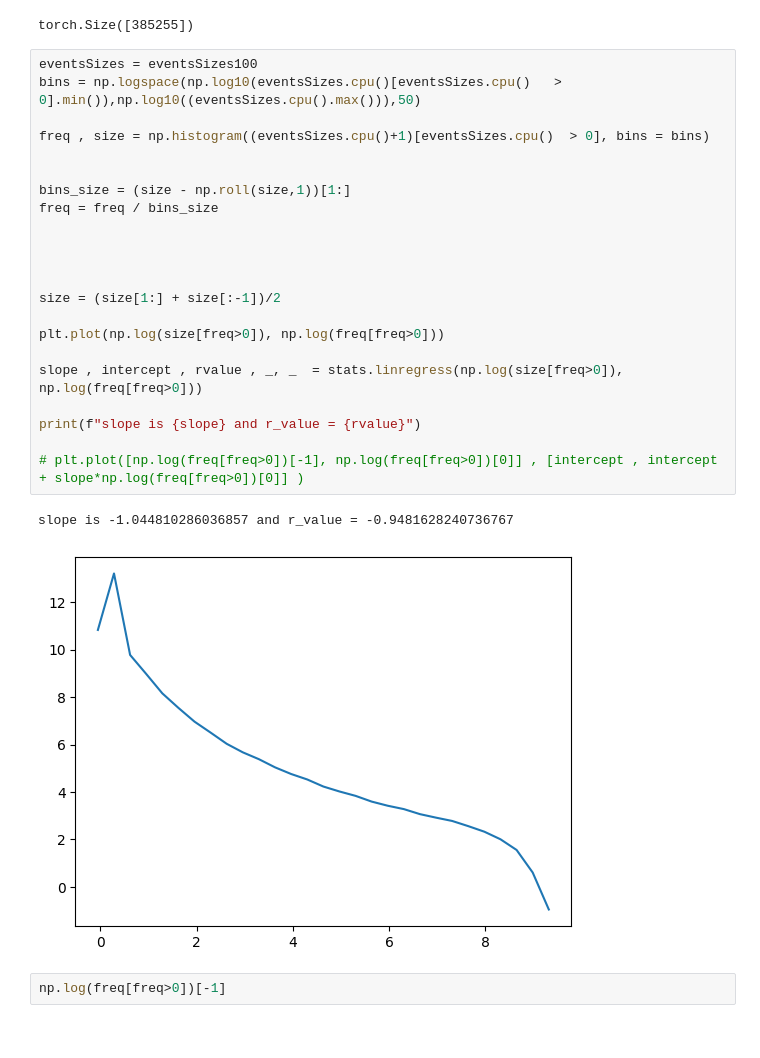
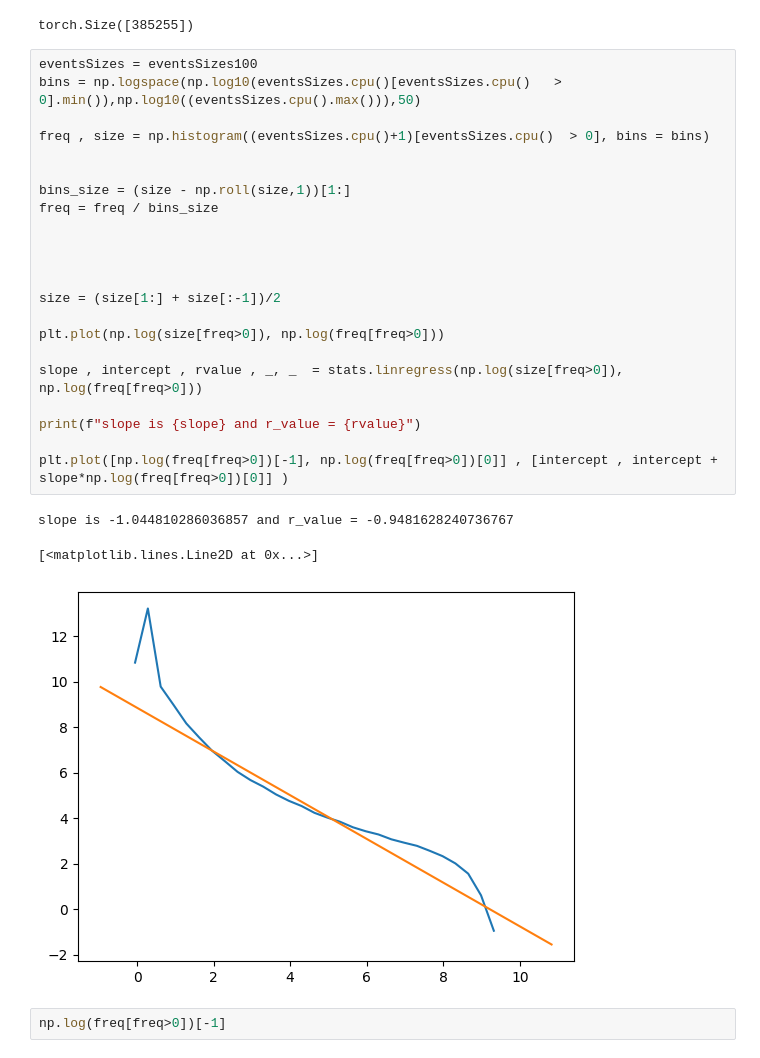
Before and after one commit to alireza-astane/Burridge_Knopoff_Model, a Jupyter notebook: BK_model/BKMoldel.ipynb, the cells around one changed output. Drawn from its saved outputs; the diff is of its cells as text.

```diff
--- a/BK_model/BKMoldel.ipynb
+++ b/BK_model/BKMoldel.ipynb
@@ -215,28 +215,29 @@ torch.Size([385255])
 # %%
 eventsSizes = eventsSizes100
 bins = np.logspace(np.log10(eventsSizes.cpu()[eventsSizes.cpu()   > 0].min()),np.log10((eventsSizes.cpu().max())),50)
 
 freq , size = np.histogram((eventsSizes.cpu()+1)[eventsSizes.cpu()  > 0], bins = bins)
 
 
 bins_size = (size - np.roll(size,1))[1:]
 freq = freq / bins_size
 
 
 
 
 size = (size[1:] + size[:-1])/2
 
 plt.plot(np.log(size[freq>0]), np.log(freq[freq>0]))
 
 slope , intercept , rvalue , _, _  = stats.linregress(np.log(size[freq>0]), np.log(freq[freq>0]))
 
 print(f"slope is {slope} and r_value = {rvalue}")
 
-# plt.plot([np.log(freq[freq>0])[-1], np.log(freq[freq>0])[0]] , [intercept , intercept + slope*np.log(freq[freq>0])[0]] )
+plt.plot([np.log(freq[freq>0])[-1], np.log(freq[freq>0])[0]] , [intercept , intercept + slope*np.log(freq[freq>0])[0]] )
 # %% [output]
 slope is -1.044810286036857 and r_value = -0.9481628240736767
+[<matplotlib.lines.Line2D at 0x...>]
-[figure, old version]
+[figure, new version]
 # %%
 np.log(freq[freq>0])[-1]
 # %% [output]
```
